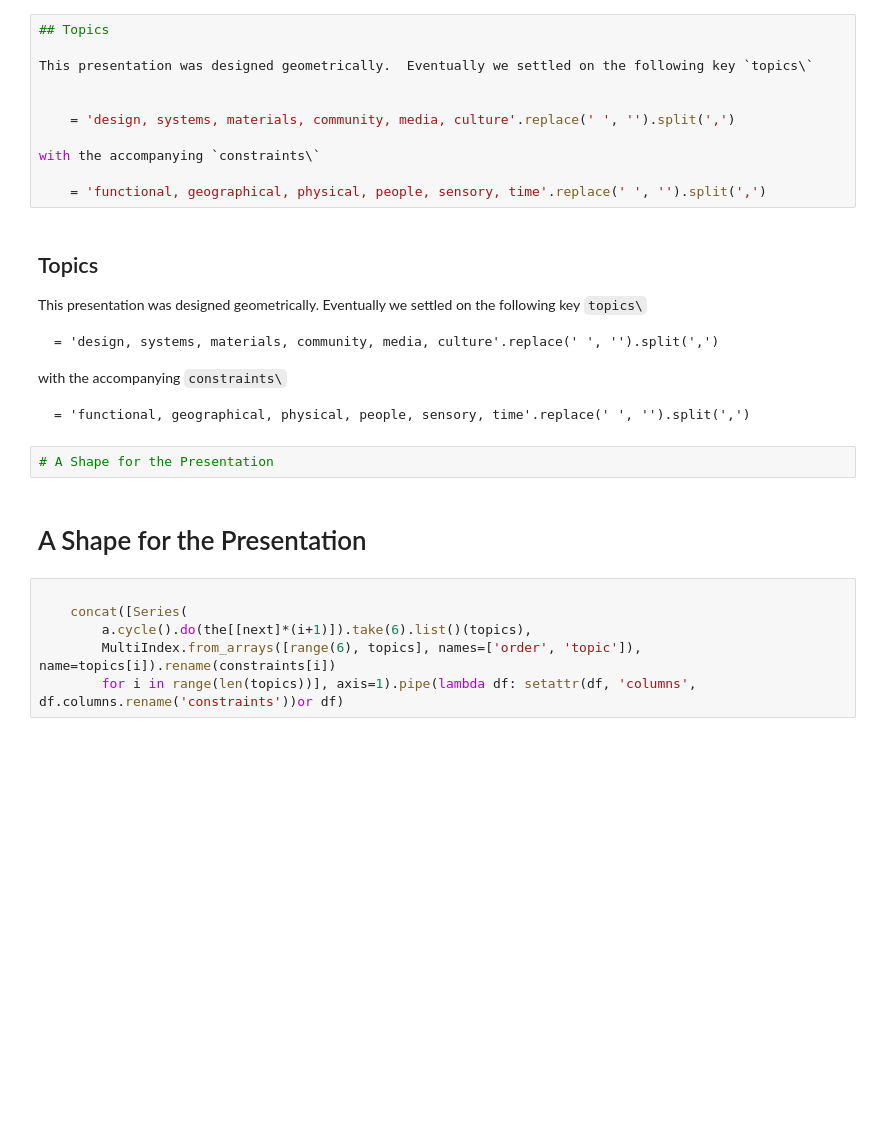
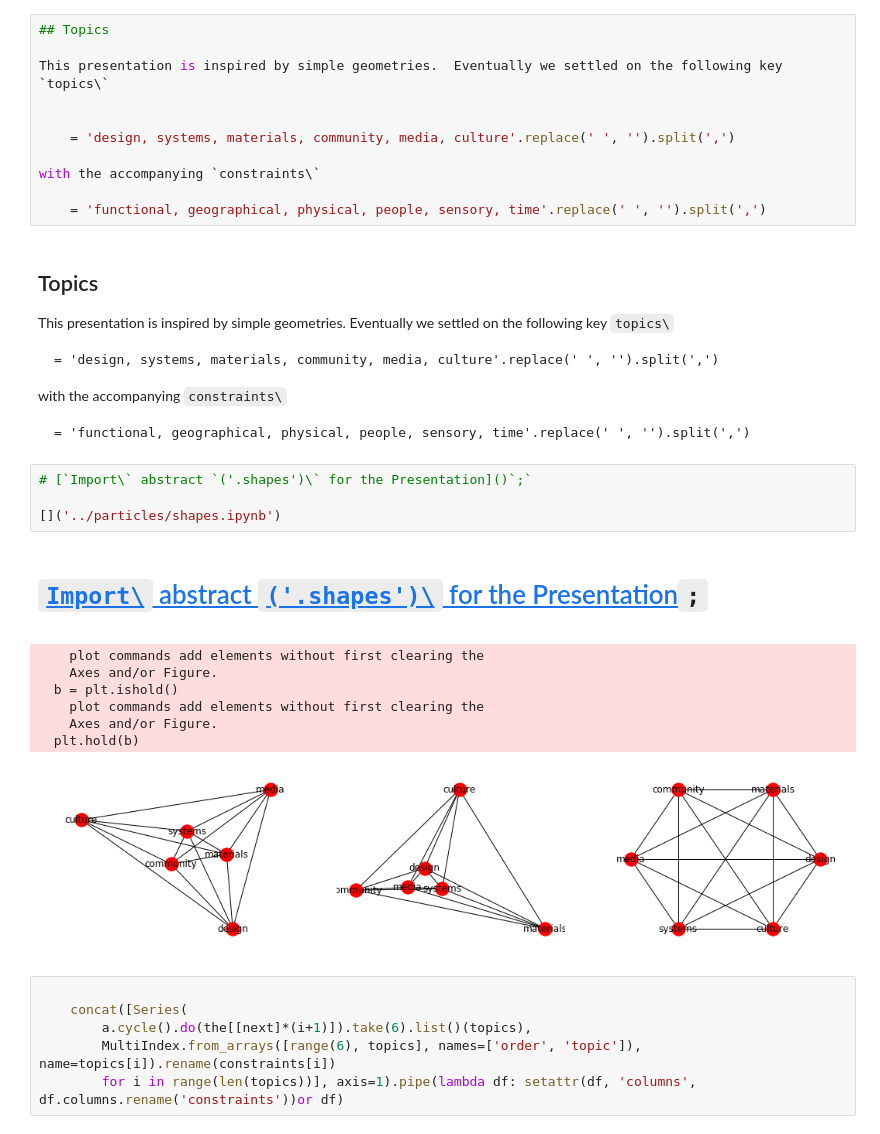
Before and after one commit to tonyfast/powersoften, a Jupyter notebook: renci/full.ipynb, the cells around one changed output. Saved outputs shown, nothing was run; the diff lists cells and outputs as text; blank space fills up the shorter version.

```diff
--- a/renci/full.ipynb
+++ b/renci/full.ipynb
@@ -3,7 +12,7 @@
 # %%
 ## Topics
 
-This presentation was designed geometrically.  Eventually we settled on the following key `topics\`
+This presentation is inspired by simple geometries.  Eventually we settled on the following key `topics\`
 
 
     = 'design, systems, materials, community, media, culture'.replace(' ', '').split(',')
@@ -14,7 +23,7 @@ with the accompanying `constraints\`
 # %% [output]
 ## Topics
 
-This presentation was designed geometrically.  Eventually we settled on the following key `topics\`
+This presentation is inspired by simple geometries.  Eventually we settled on the following key `topics\`
 
 
     = 'design, systems, materials, community, media, culture'.replace(' ', '').split(',')
@@ -23,9 +32,20 @@ with the accompanying `constraints\`
 
     = 'functional, geographical, physical, people, sensory, time'.replace(' ', '').split(',')
 # %%
-# A Shape for the Presentation
+# [`Import\` abstract `('.shapes')\` for the Presentation]()`;`
+
+[]('../particles/shapes.ipynb')
 # %% [output]
-# A Shape for the Presentation
+# [`Import\` abstract `('.shapes')\` for the Presentation]()`;`
+
+[]('../particles/shapes.ipynb')
+    plot commands add elements without first clearing the
+    Axes and/or Figure.
+  b = plt.ishold()
+    plot commands add elements without first clearing the
+    Axes and/or Figure.
+  plt.hold(b)
+[figure, added]
 # %%
 
     concat([Series(
```
Also changed, not shown: parts of 3 cells of this notebook, 3 other files.
